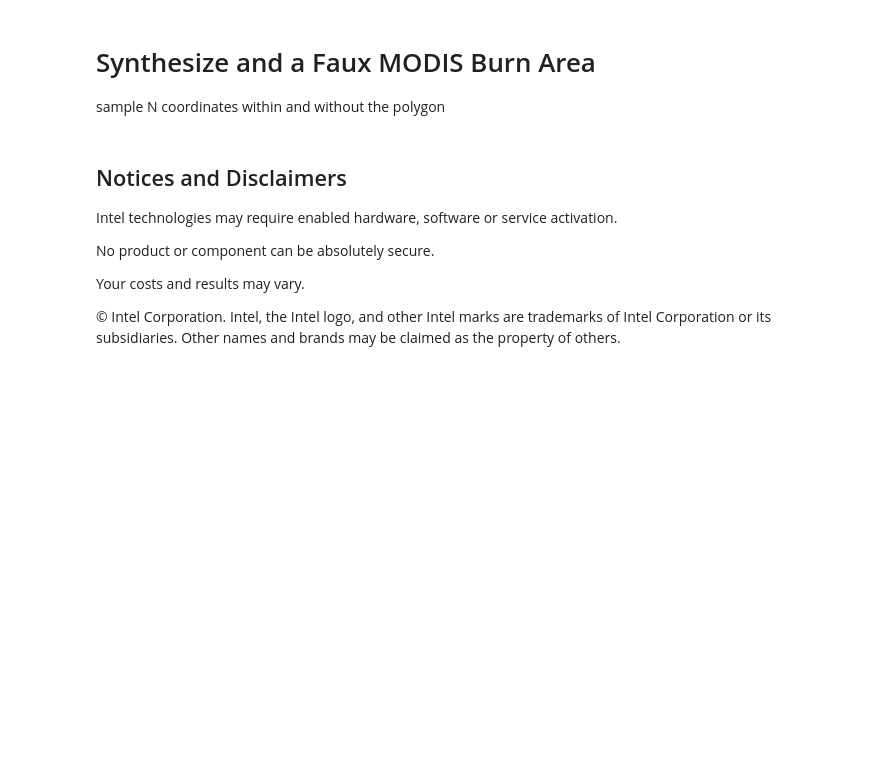
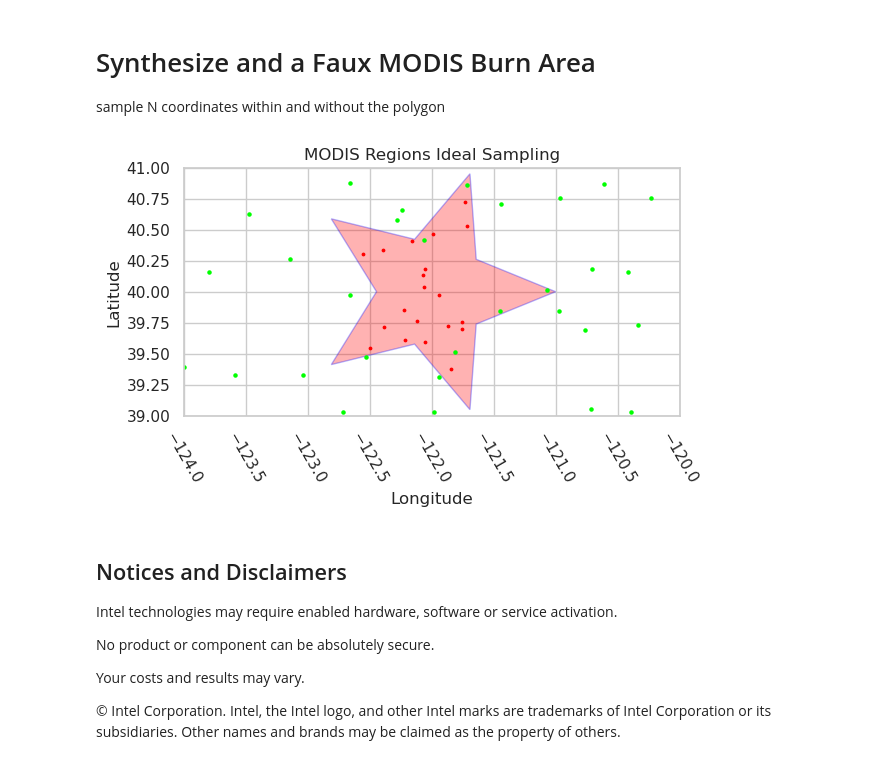
Before and after one commit to IntelSoftware/ForestFirePrediction, a Jupyter notebook: 04_ScoreMatrix.ipynb, the cells around one changed output. Saved outputs shown, nothing was run; the diff lists cells and outputs as text; code cells hidden in the pictures; blank space fills up the shorter version.

```diff
--- a/04_ScoreMatrix.ipynb
+++ b/04_ScoreMatrix.ipynb
@@ -182,11 +237,11 @@ x = []
 y = []
 for k in range(0,5):
     r = 4/9
-    x.append( r*np.cos(2*pi*k/5 + pi/2) - 122 )
-    y.append( r*np.sin(2*pi*k/5 + pi/2) + 40 )
+    x.append( r*np.cos(2*pi*k/5 - 2*pi/10) - 122 )
+    y.append( r*np.sin(2*pi*k/5 - 2*pi/10) + 40 )
     r = 1
-    x.append(  r*np.cos(2*pi*k/5 + pi/2+2*pi/5) - 122)
-    y.append(  r*np.sin(2*pi*k/5 + pi/2+2*pi/5) + 40)
+    x.append(  r*np.cos(2*pi*k/5) - 122)
+    y.append(  r*np.sin(2*pi*k/5) + 40)
 
 polyStar =  np.array(list(zip(x,y)))
 polyStarP = Polygon(polyStar, closed=True,  fc=(1,0,0,0.3),  ec=(0,0,1,0.3))
@@ -203,33 +258,35 @@ test = np.array(test)
 VertNoFire = np.array(list(zip(xrnd[test==True], yrnd[test==True])))
 
 # Color polyStar points red
 test = []
 for point in prnd:
     test.append( polyStarG.contains(Point(point)))
 test = np.array(test)
 VertFire = np.array(list(zip(xrnd[test==True], yrnd[test==True])))
 
 for fn, score in Fire_pred_dict.items():
     lat = colorEnhancedMap[colorEnhancedMap['Name'] == fn.split('/')[-1]]['Lat']
     long = colorEnhancedMap[colorEnhancedMap['Name'] == fn.split('/')[-1]]['Long']
     if score == 'Fire':
         plt.scatter(float(long),float(lat), s = 3, c='r')
     else:
         plt.scatter(float(long),float(lat), s = 5, c='lime')
 
 # Set the aspect ratio and limits
 plt.gca().set_aspect('equal')
 plt.xlim(-124, -120)
 plt.ylim(39.0, 41.0)
 plt.xticks(rotation = -60)
 # Set labels and title
 plt.xlabel('Longitude')
 plt.ylabel('Latitude')
 plt.title('MODIS Regions Ideal Sampling')
 plt.grid()
 ax.grid()
 # Show the plot
 plt.show()
+# %% [output]
+[figure, added]
 # %% [markdown]
 ## Notices and Disclaimers
 
```
Also changed, not shown: parts of 6 cells of this notebook, 8 other files.
